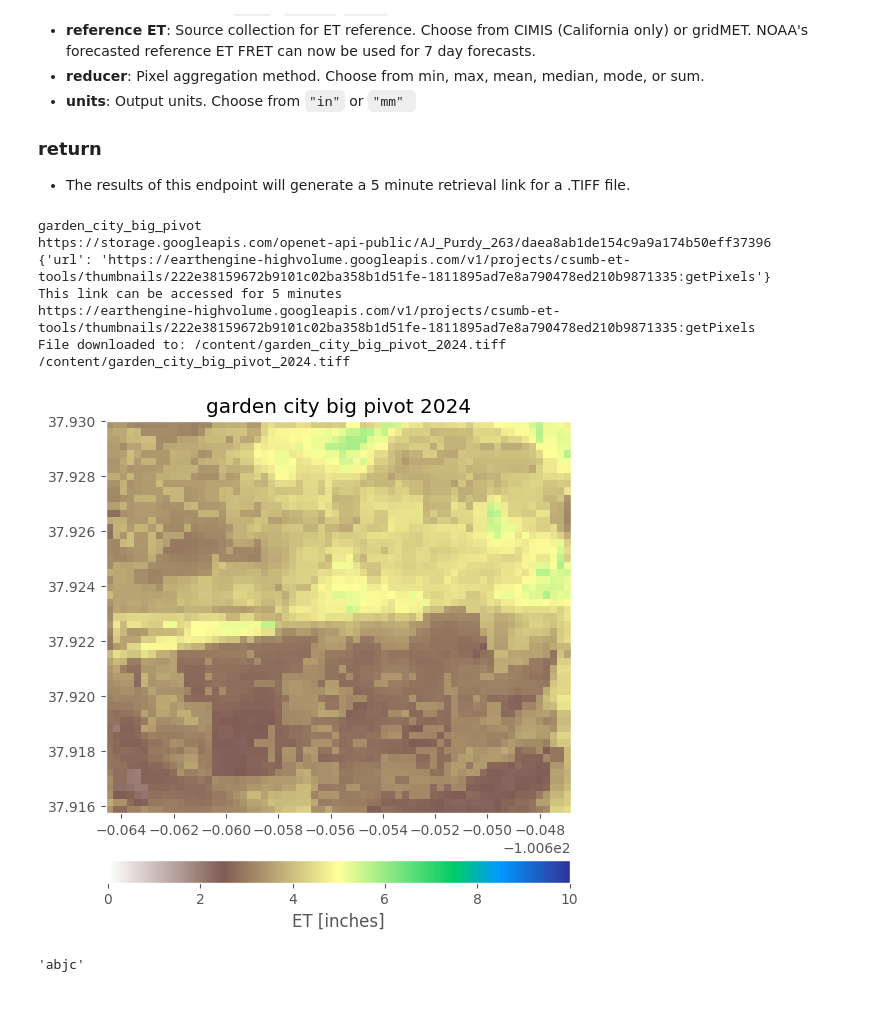
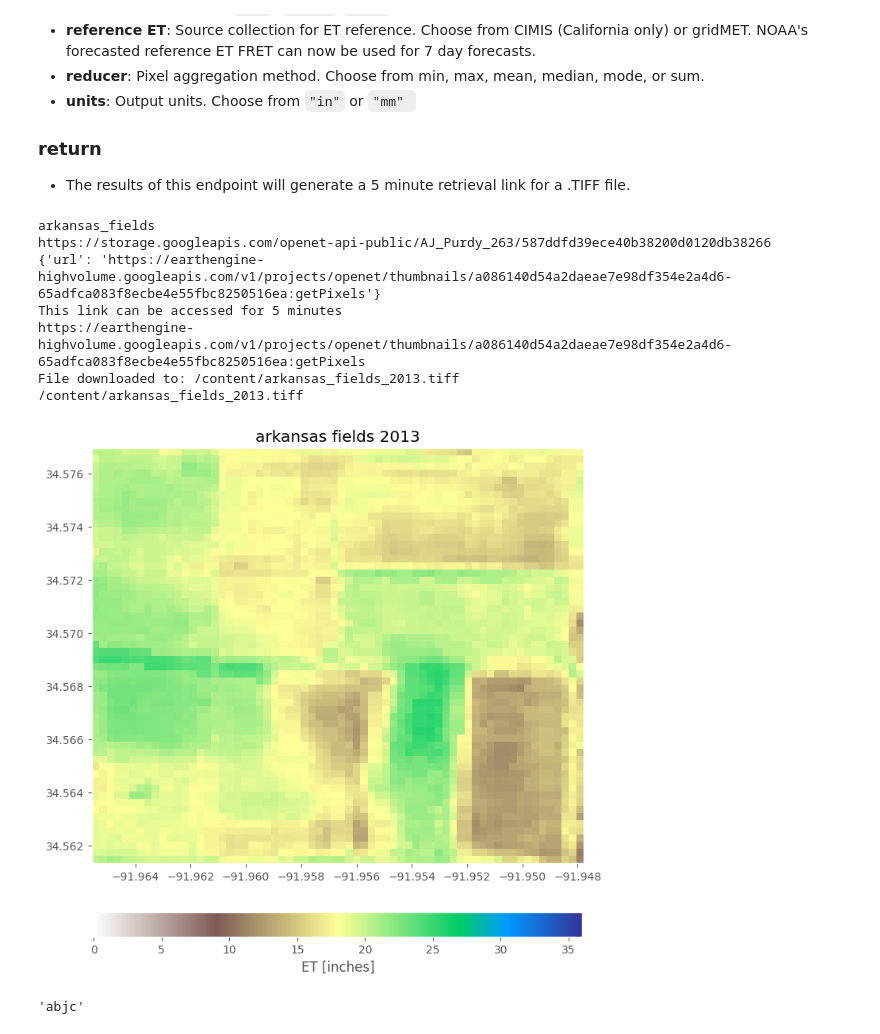
Before and after one commit to sciencebyAJ/OpenET_API_Training, a Jupyter notebook: IA2025_OpenET_Raster_GeoTIFF_Composite.ipynb, the cells around one changed output. Saved outputs shown, nothing was run; the diff lists cells and outputs as text; code cells hidden in the pictures; blank space fills up the shorter version.

```diff
--- a/IA2025_OpenET_Raster_GeoTIFF_Composite.ipynb
+++ b/IA2025_OpenET_Raster_GeoTIFF_Composite.ipynb
@@ -107,7 +88,7 @@ Paste your API key here --> ··········
 # %%
 #@title Select GeoJSON to upload for data extraction
 
-path_to_geojson = "/content/OpenET_API_Training/geospatial_data/garden_city_big_pivot.geojson" #@param {type:"string"}
+path_to_geojson = "/content/OpenET_API_Training/geospatial_data/arkansas_fields.geojson"
 
 # saving region name from input geometry
 region_name = path_to_geojson.split('/')[-1].split('.')[0]
@@ -157,19 +138,19 @@ DEBUG = False
 #@title Make API Request & Download GeoTIFFs
 print(region_name)
 print(asset_path)
-year = 2024
+year = 2013
 year_str = str(year)
 
 args = {
     "date_range": [
-        f"{year_str}-07-01", #adjust start / end months here
-        f"{year_str}-07-31"
+        f"{year_str}-05-01", #adjust start / end months here
+        f"{year_str}-08-30"
         ],
     "asset_id": asset_path, # geometry:[lon_1,lat_1,lon_2,lat_2 ...]
     "model": "ensemble",
     "variable": "et",
     "reference_et": "gridMET",
-    "reducer": "mean", # change to sum, max, min, ...
+    "reducer": "sum", # change to sum, max, min, ...
     "units": "in"
 }
 
@@ -207,13 +188,13 @@ with open(filepath, 'wb') as f:
 print(f"File downloaded to: {filepath}")
 print(filepath)
 # %% [output]
-garden_city_big_pivot
-https://storage.googleapis.com/openet-api-public/AJ_Purdy_263/daea8ab1de154c9a9a174b50eff37396
-{'url': 'https://earthengine-highvolume.googleapis.com/v1/projects/csumb-et-tools/thumbnails/222e38159672b9101c02ba358b1d51fe-1811895ad7e8a790478ed210b9871335:getPixels'}
+arkansas_fields
+https://storage.googleapis.com/openet-api-public/AJ_Purdy_263/587ddfd39ece40b38200d0120db38266
+{'url': 'https://earthengine-highvolume.googleapis.com/v1/projects/openet/thumbnails/a086140d54a2daeae7e98df354e2a4d6-65adfca083f8ecbe4e55fbc8250516ea:getPixels'}
 This link can be accessed for 5 minutes
-https://earthengine-highvolume.googleapis.com/v1/projects/csumb-et-tools/thumbnails/222e38159672b9101c02ba358b1d51fe-1811895ad7e8a790478ed210b9871335:getPixels
-File downloaded to: /content/garden_city_big_pivot_2024.tiff
-/content/garden_city_big_pivot_2024.tiff
+https://earthengine-highvolume.googleapis.com/v1/projects/openet/thumbnails/a086140d54a2daeae7e98df354e2a4d6-65adfca083f8ecbe4e55fbc8250516ea:getPixels
+File downloaded to: /content/arkansas_fields_2013.tiff
+/content/arkansas_fields_2013.tiff
 # %%
 #@title 5. Plot Rasters and Look at Difference
 
@@ -227,36 +208,36 @@ if da.rio.crs != gdf.crs:
     gdf_clip = gdf_clip.to_crs(da.rio.crs)
 
 da_clip = da.rio.clip(gdf_clip.geometry, drop=True)
 
 plt.style.use('ggplot')
-fig, axs = plt.subplots(1,1, figsize=(6, 6))
+fig, axs = plt.subplots(1,1, figsize=(8, 8))
 im1= da_clip.plot(
     ax=axs,
     cmap="terrain_r",
     vmin=0,
-    vmax=6,
+    vmax=36,
     add_colorbar=False,
 )
 
 
 axs.set_title(' '.join(region_name.split('_'))+f" {year_str}")
 
 
 axs.set_xlabel("")
 axs.set_ylabel("")
 
 cbar1 = fig.colorbar(im1, ax=axs, orientation="horizontal", fraction=0.05, pad=0.1)
 cbar1.set_label("ET [inches]")
 
 # Add separate colorbar for difference plot
 axs.set_aspect("auto")   # let each subplot fill its allocated space
 
 # plt.tight_layout()
 
 
 plt.savefig(filepath.split('.')[0]+'.png')
 # %% [output]
-[figure, old version]
+[figure, new version]
 # %%
 # %% [output]
 'abjc'
```
Also changed, not shown: parts of 2 cells of this notebook.
